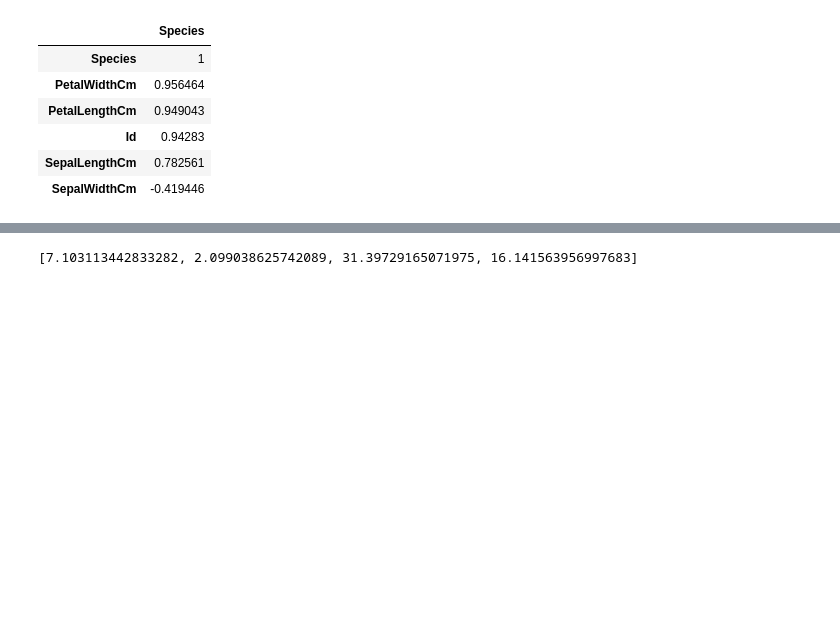
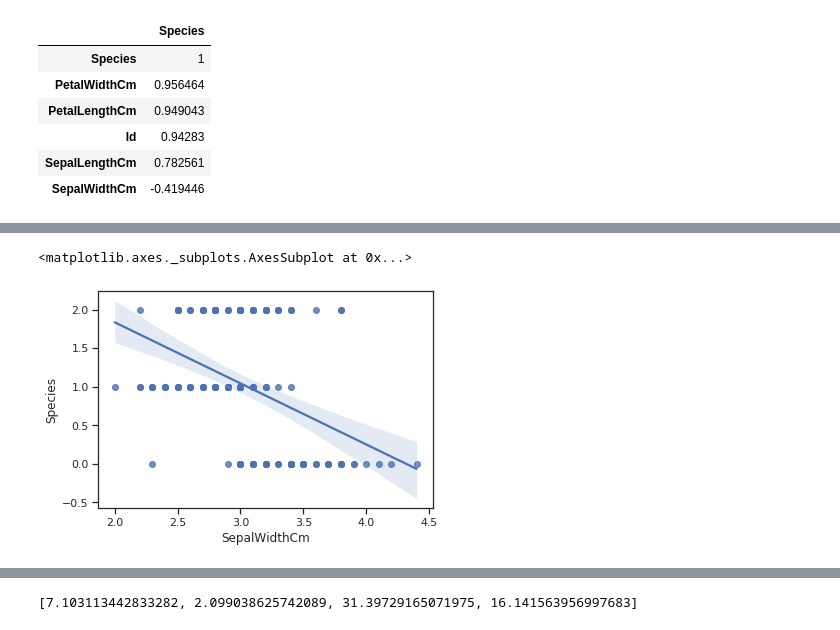
Before and after one commit to karljmurphy/logistic_regression, a Jupyter notebook: LR.ipynb, the cells around one changed output, grey strips where cells are left out. Cells and saved outputs as stored; diff of their text form; code cells hidden in the pictures; blank space fills up the shorter version.

```diff
--- a/LR.ipynb
+++ b/LR.ipynb
@@ -119,0 +131,7 @@ corr.style.background_gradient()
+# %%
+sns.regplot('SepalWidthCm', # Horizontal axis
+           'Species', # Vertical axis
+           data=df)
+# %% [output]
+<matplotlib.axes._subplots.AxesSubplot at 0x...>
+[figure, added]
```
Also changed, not shown: parts of 17 cells of this notebook.
